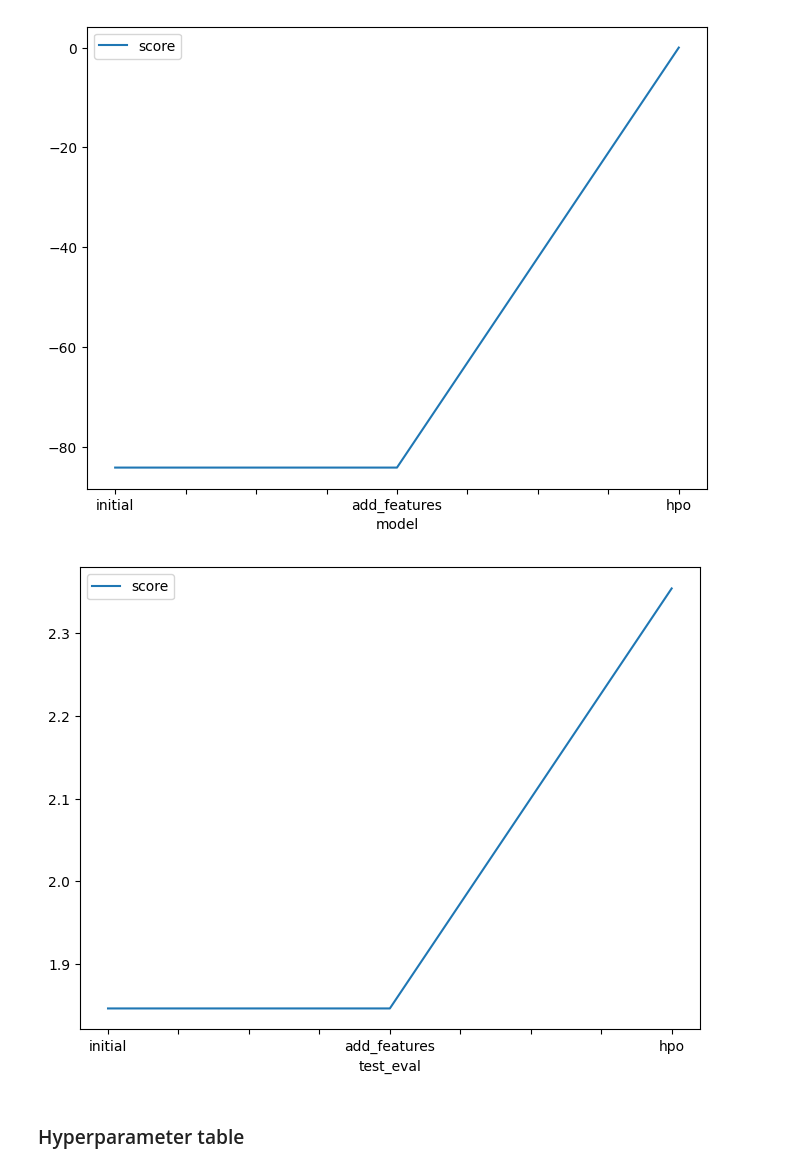
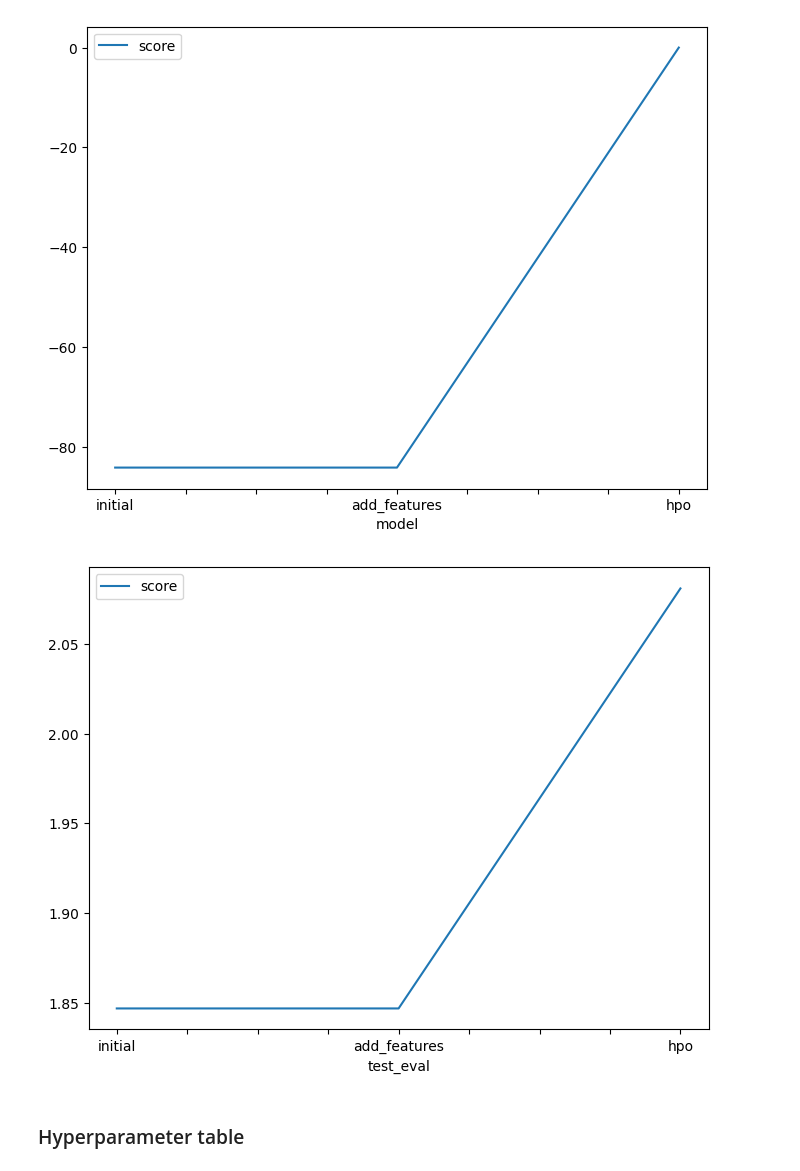
Before and after one commit to Simplicity3317/bike_sharing_demand, a Jupyter notebook: project-template.ipynb, the cells around one changed output. Drawn from its saved outputs; the diff is of its cells as text; code cells hidden in the pictures.

```diff
--- a/project-template.ipynb
+++ b/project-template.ipynb
@@ -903,14 +903,14 @@ fig.savefig('model_train_score.png')
 # %%
 # Take the 3 kaggle scores and creating a line plot to show improvement
 fig = pd.DataFrame(
     {
         "test_eval": ["initial", "add_features", "hpo"],
-        "score": [1.84672,1.84672, 2.35363]
+        "score": [1.84672,1.84672, 2.08108]
     }
 ).plot(x="test_eval", y="score", figsize=(8, 6)).get_figure()
 fig.savefig('model_test_score.png')
 # %% [output]
-[figure, old version]
+[figure, new version]
 # %% [markdown]
 ### Hyperparameter table
 # %%
```
Also changed, not shown: parts of 35 cells of this notebook.
